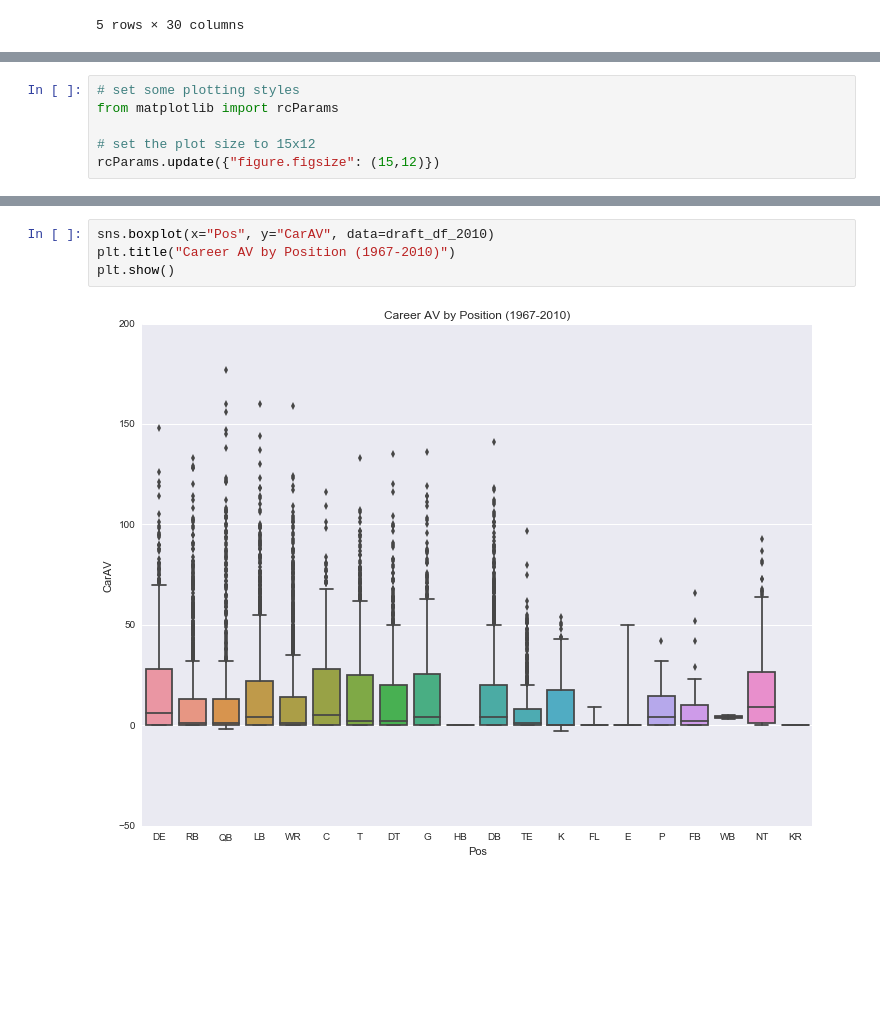
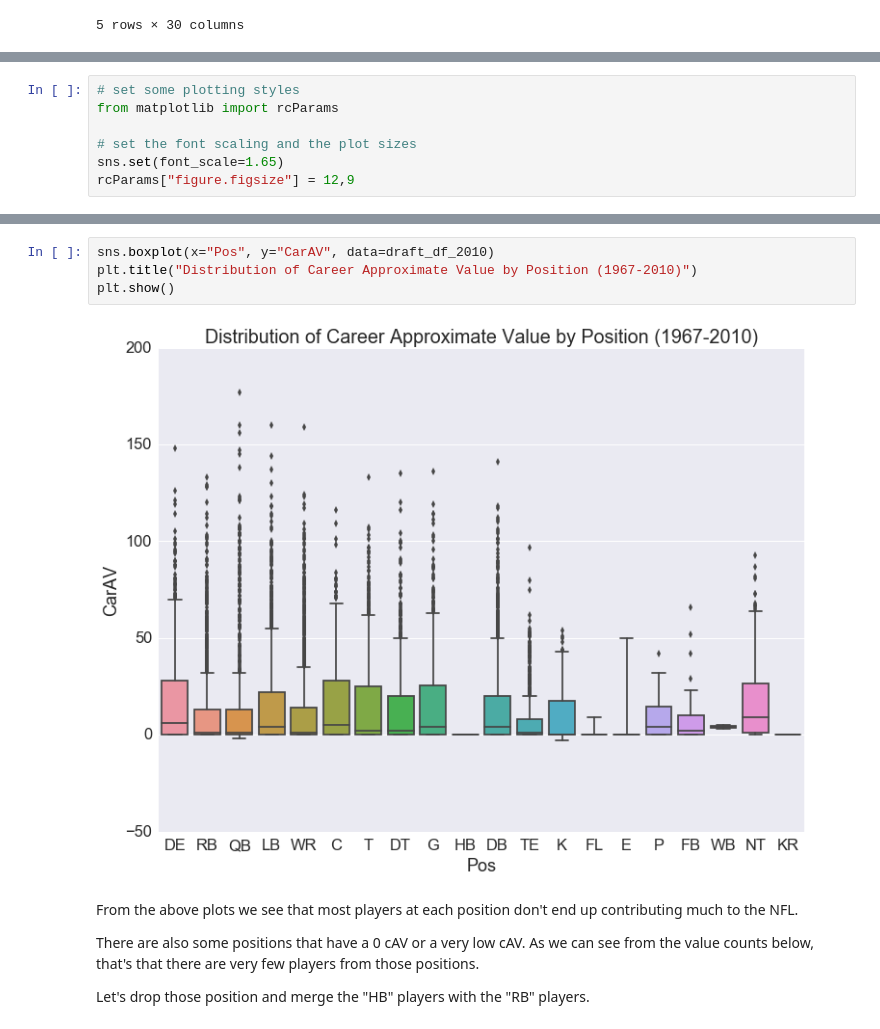
Before and after one commit to savvastj/nfl_draft, a Jupyter notebook: Exploring the NFL Draft with Python.ipynb, the cells around one changed output, grey strips where cells are left out. Cells and saved outputs as stored; diff of their text form; blank space fills up the shorter version.

```diff
--- a/Exploring the NFL Draft with Python.ipynb
+++ b/Exploring the NFL Draft with Python.ipynb
@@ -454,5 +457,6 @@ We can visualize the
 # set some plotting styles
 from matplotlib import rcParams
 
-# set the plot size to 15x12
-rcParams.update({"figure.figsize": (15,12)})
+# set the font scaling and the plot sizes
+sns.set(font_scale=1.65)
+rcParams["figure.figsize"] = 12,9
@@ -459,8 +470,14 @@ rcParams.update({"figure.figsize": (15,12)})
 # %%
 sns.boxplot(x="Pos", y="CarAV", data=draft_df_2010)
-plt.title("Career AV by Position (1967-2010)")
+plt.title("Distribution of Career Approximate Value by Position (1967-2010)")
 plt.show()
 # %% [output]
-[figure, old version]
+[figure, new version]
+# %% [markdown]
+From the above plots we see that most players at each position don't end up contributing much to the NFL.
+
+There are also some positions that have a 0 cAV or a very low cAV.  As we can see from the value counts below, that's  that there are very few players from those positions.
+
+Let's drop those position and merge the "HB" players with the "RB" players.
 # %%
 # Look at the counts for each position
```
Also changed, not shown: parts of 26 cells of this notebook, 1 other file.
